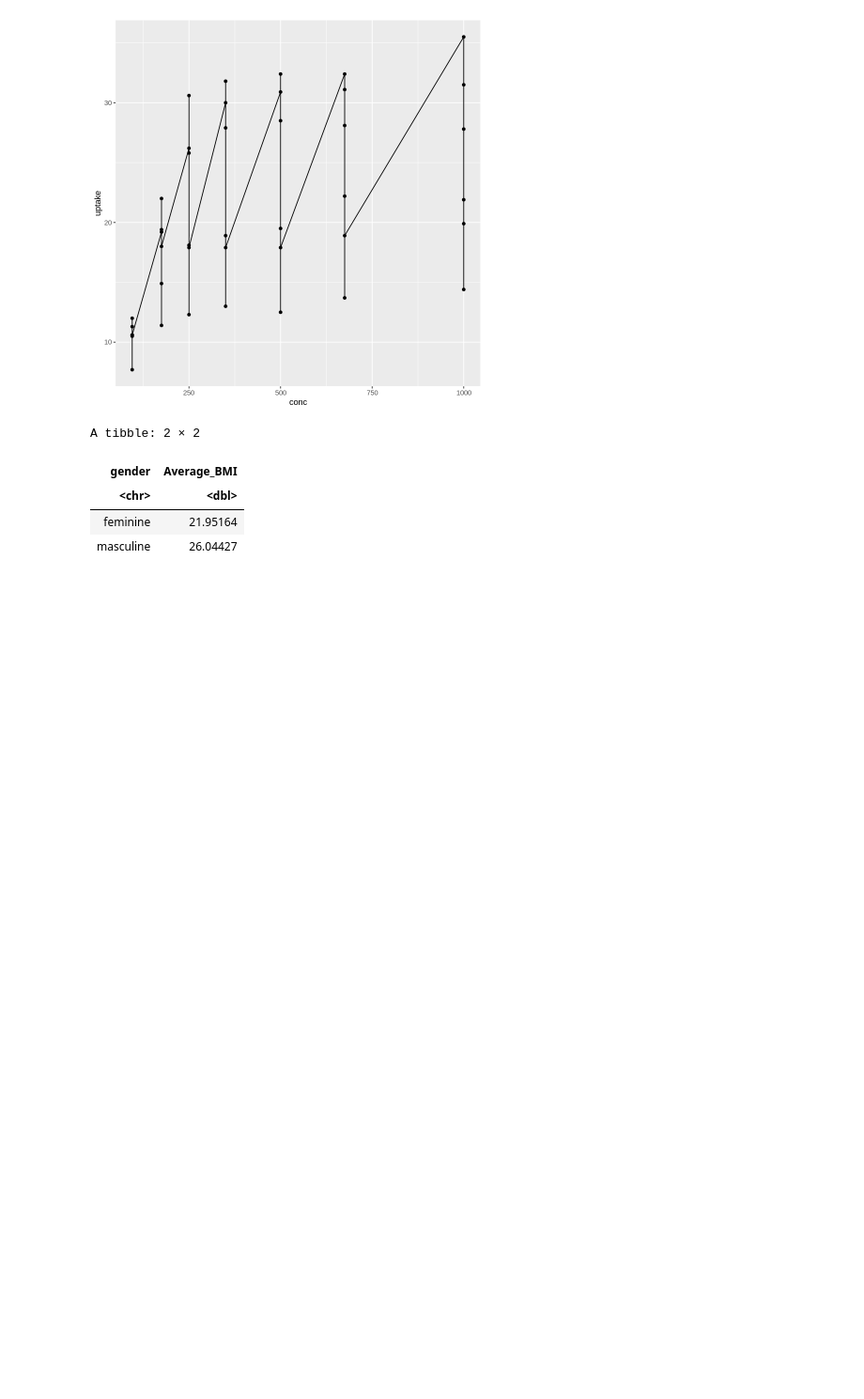
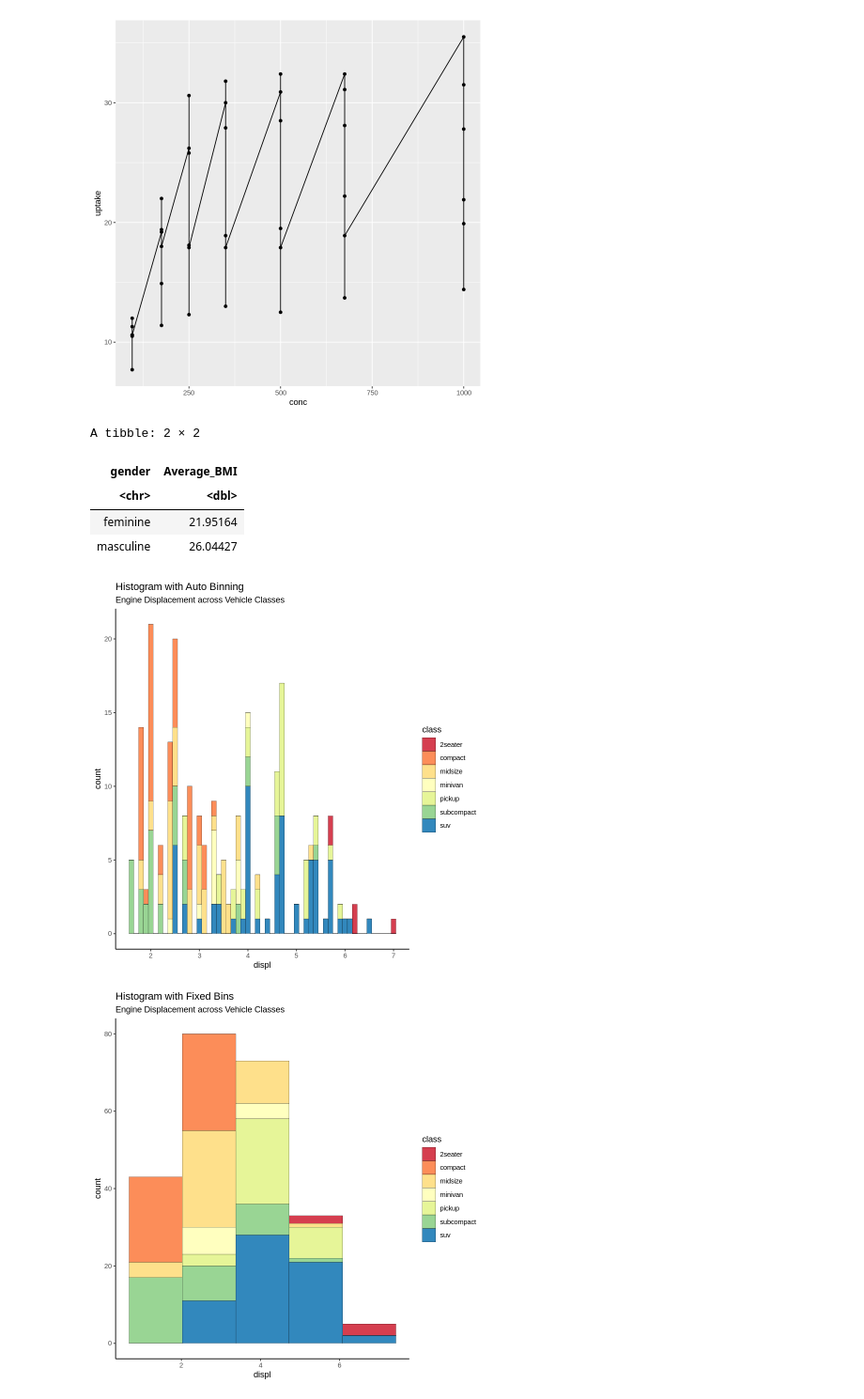
Before and after one commit to nmagee/ds1002, a Jupyter notebook: notebooks/r-vis-testing.ipynb, the cells around one changed output. Shown at 94% size. Saved outputs shown, nothing was run; the diff lists cells and outputs as text; code cells hidden in the pictures; blank space fills up the shorter version.

```diff
--- a/notebooks/r-vis-testing.ipynb
+++ b/notebooks/r-vis-testing.ipynb
@@ -221,3 +221,26 @@ A tibble: 2 × 2
 | <chr> | <dbl> |
 | feminine | 21.95164 |
 | masculine | 26.04427 |
+# %%
+library(ggplot2)
+theme_set(theme_classic())
+
+# Histogram on a Continuous (Numeric) Variable
+g <- ggplot(mpg, aes(displ)) + scale_fill_brewer(palette = "Spectral")
+
+g + geom_histogram(aes(fill=class),
+                   binwidth = .1,
+                   col="black",
+                   linewidth=.1) +  # change binwidth
+  labs(title="Histogram with Auto Binning",
+       subtitle="Engine Displacement across Vehicle Classes")
+
+g + geom_histogram(aes(fill=class),
+                   bins=5,
+                   col="black",
+                   linewidth=.1) +   # change number of bins
+  labs(title="Histogram with Fixed Bins",
+       subtitle="Engine Displacement across Vehicle Classes")
+# %% [output]
+[figure, added]
+[figure, added]
```
